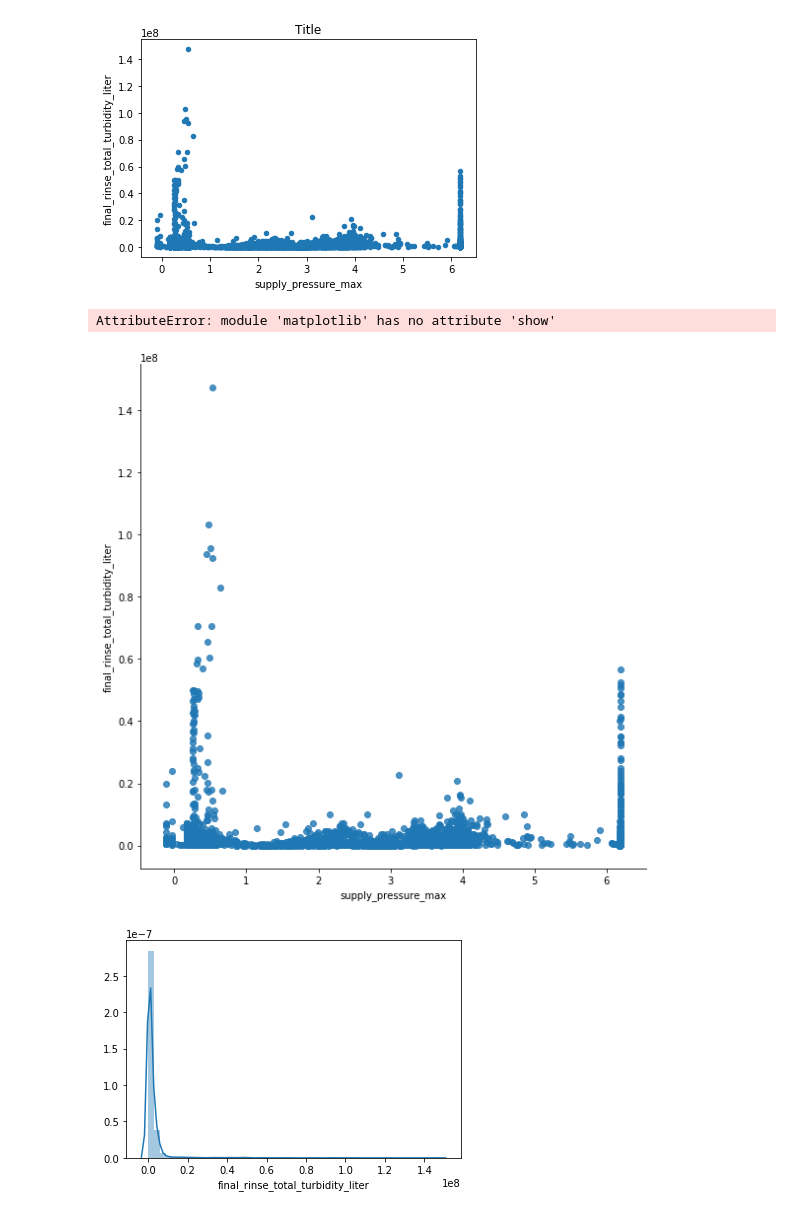
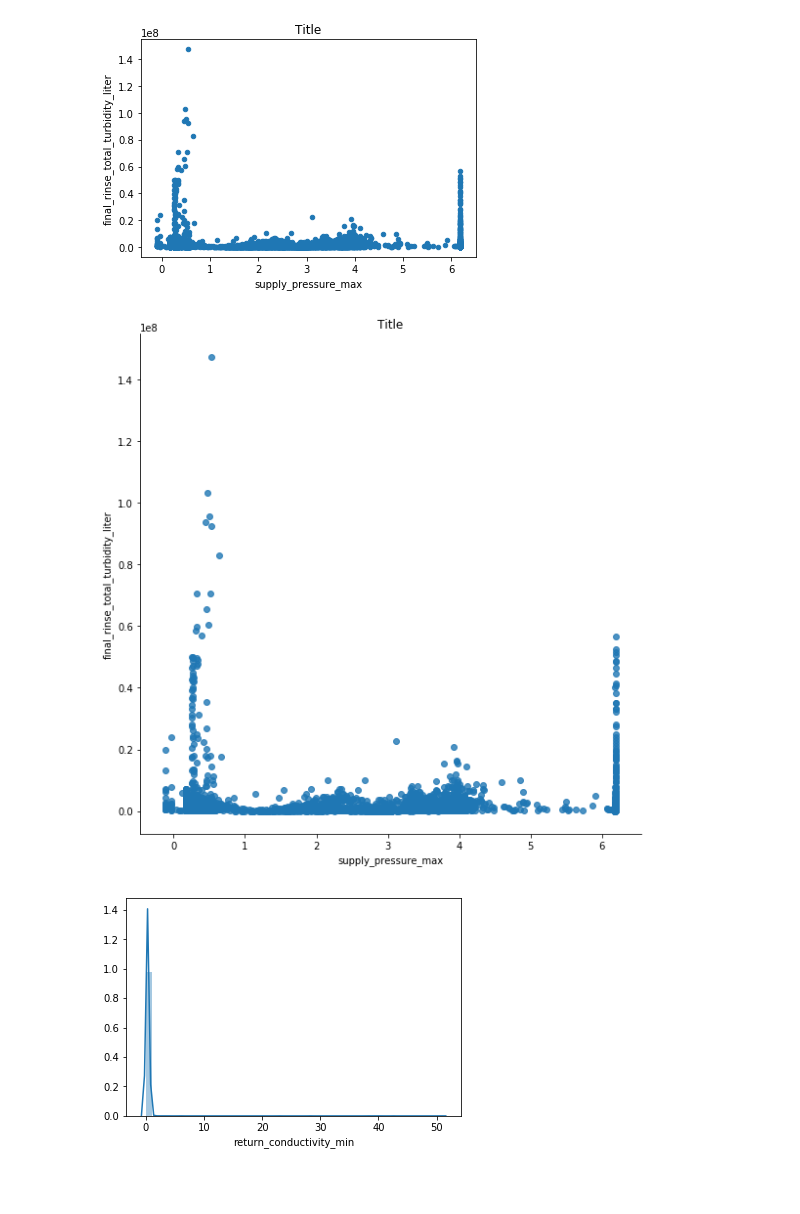
Before and after one commit to b-o-l-l-a/driven-data-rinse-over-run, a Jupyter notebook: notebooks/1.0-initial-data-exploration.ipynb, the cells around one changed output. Saved outputs shown, nothing was run; the diff lists cells and outputs as text; code cells hidden in the pictures; blank space fills up the shorter version.

Commit message:
scatter and violin working. dist not

```diff
--- a/notebooks/1.0-initial-data-exploration.ipynb
+++ b/notebooks/1.0-initial-data-exploration.ipynb
@@ -200,16 +200,15 @@ a
  Text(0.5, 1.0, 'Title')]
 [figure]
 # %%
-sns.lmplot("supply_pressure_max", "final_rinse_total_turbidity_liter", fit_reg = False, size=8, data=train_features_w_response)
-plt.show()
+plt = sns.lmplot("supply_pressure_max", "final_rinse_total_turbidity_liter", fit_reg = False, size=8, data=train_features_w_response)
+ax = plt.axes.flatten()
+title = ax[0].set_title("Title")
 # %% [output]
-AttributeError: module 'matplotlib' has no attribute 'show'
-[figure, old version]
+[figure, new version]
 # %%
-sns_plot = sns.distplot(train_features_w_response.final_rinse_total_turbidity_liter).get_figure()
-sns_plot.savefig("output.png")
+sns_plot = sns.distplot(train_features_w_response["return_conductivity_min"]).get_figure()
 # %% [output]
-[figure, old version]
+[figure, new version]
 # %%
 #train_features_w_response.columns
 for col in train_features_w_response.columns:
```
Also changed, not shown: parts of 4 cells of this notebook.
